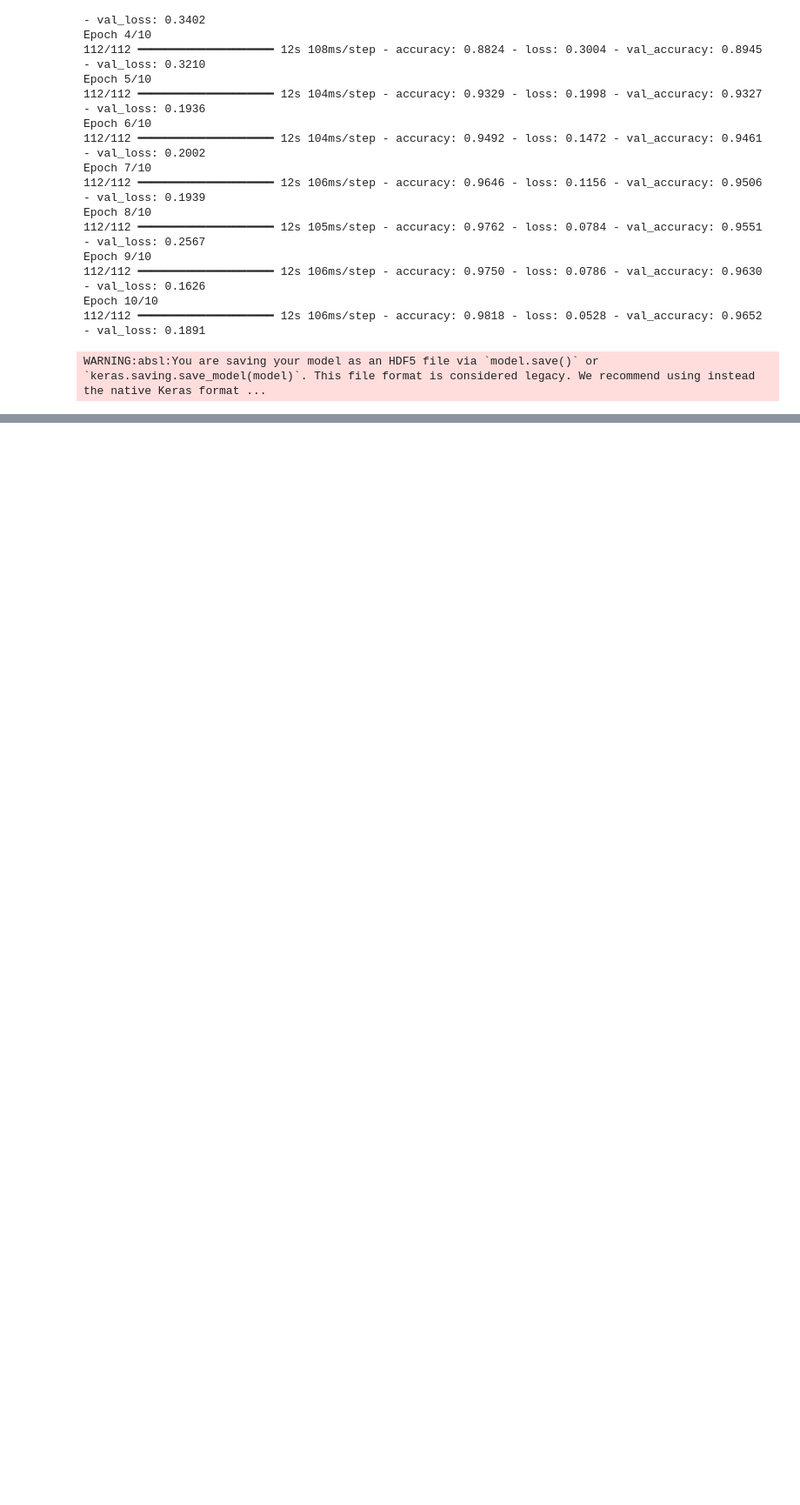
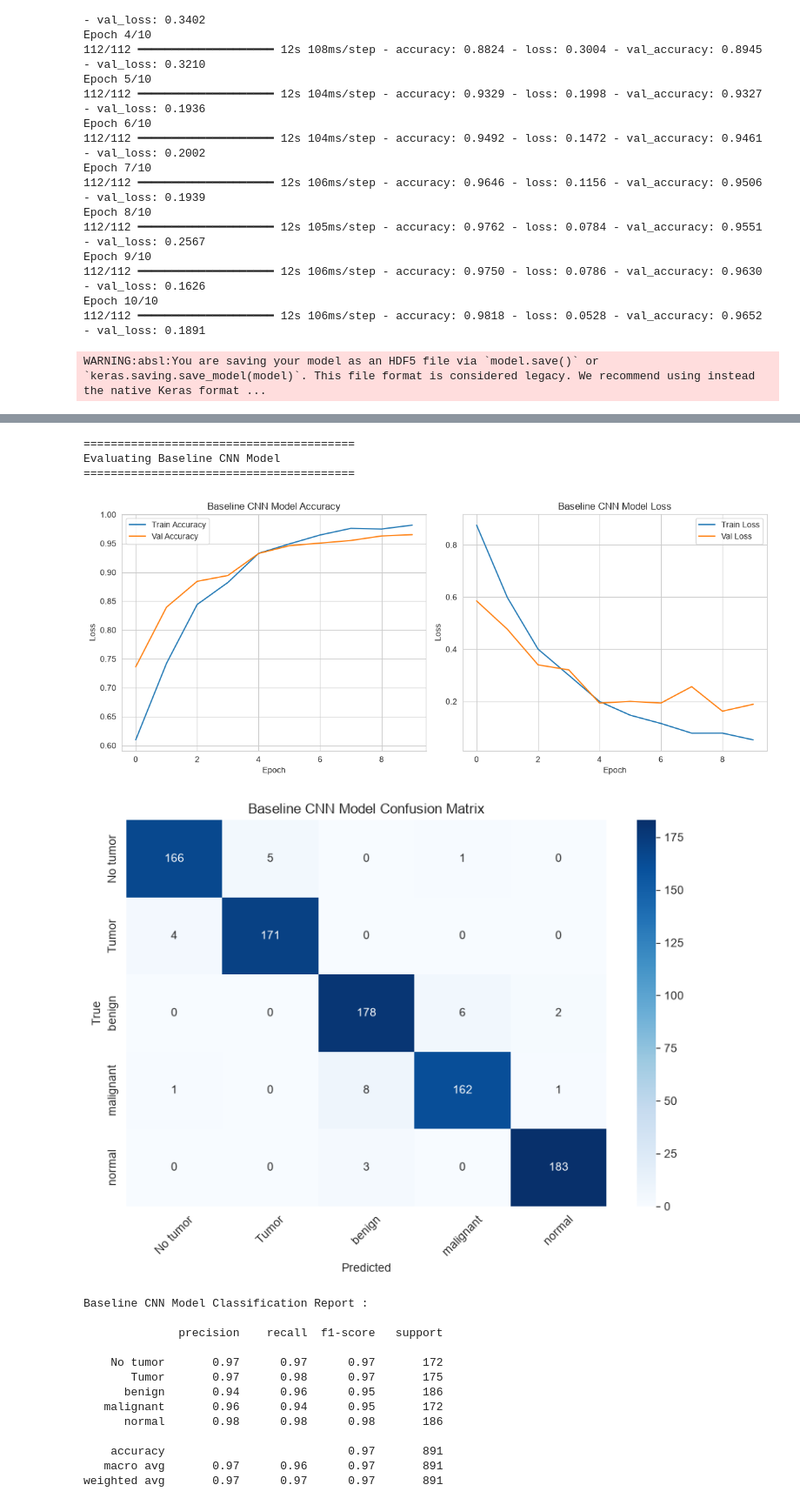
Before and after one commit to mdzaheerjk/END-2-END-Tumor-Detection-with-XAI-and-GCP, a Jupyter notebook: Notebook/MODEL.ipynb, the cells around one changed output, grey strips where cells are left out. Shown at 87% size. Cells and saved outputs as stored; diff of their text form; code cells hidden in the pictures; blank space fills up the shorter version.

```diff
--- a/Notebook/MODEL.ipynb
+++ b/Notebook/MODEL.ipynb
@@ -457,0 +513,21 @@ WARNING:absl:You are saving your model as an HDF5 file via `model.save()` or `ke
+# %%
+evaluate_model(cnn_model,cnn_history,'Baseline CNN Model')
+# %% [output]
+========================================
+Evaluating Baseline CNN Model
+========================================
+[figure, added]
+[figure, added]
+Baseline CNN Model Classification Report :
+
+              precision    recall  f1-score   support
+
+    No tumor       0.97      0.97      0.97       172
+       Tumor       0.97      0.98      0.97       175
+      benign       0.94      0.96      0.95       186
+   malignant       0.96      0.94      0.95       172
+      normal       0.98      0.98      0.98       186
+
+    accuracy                           0.97       891
+   macro avg       0.97      0.96      0.97       891
+weighted avg       0.97      0.97      0.97       891
```
Also changed, not shown: parts of 25 cells of this notebook, 4 other files.
